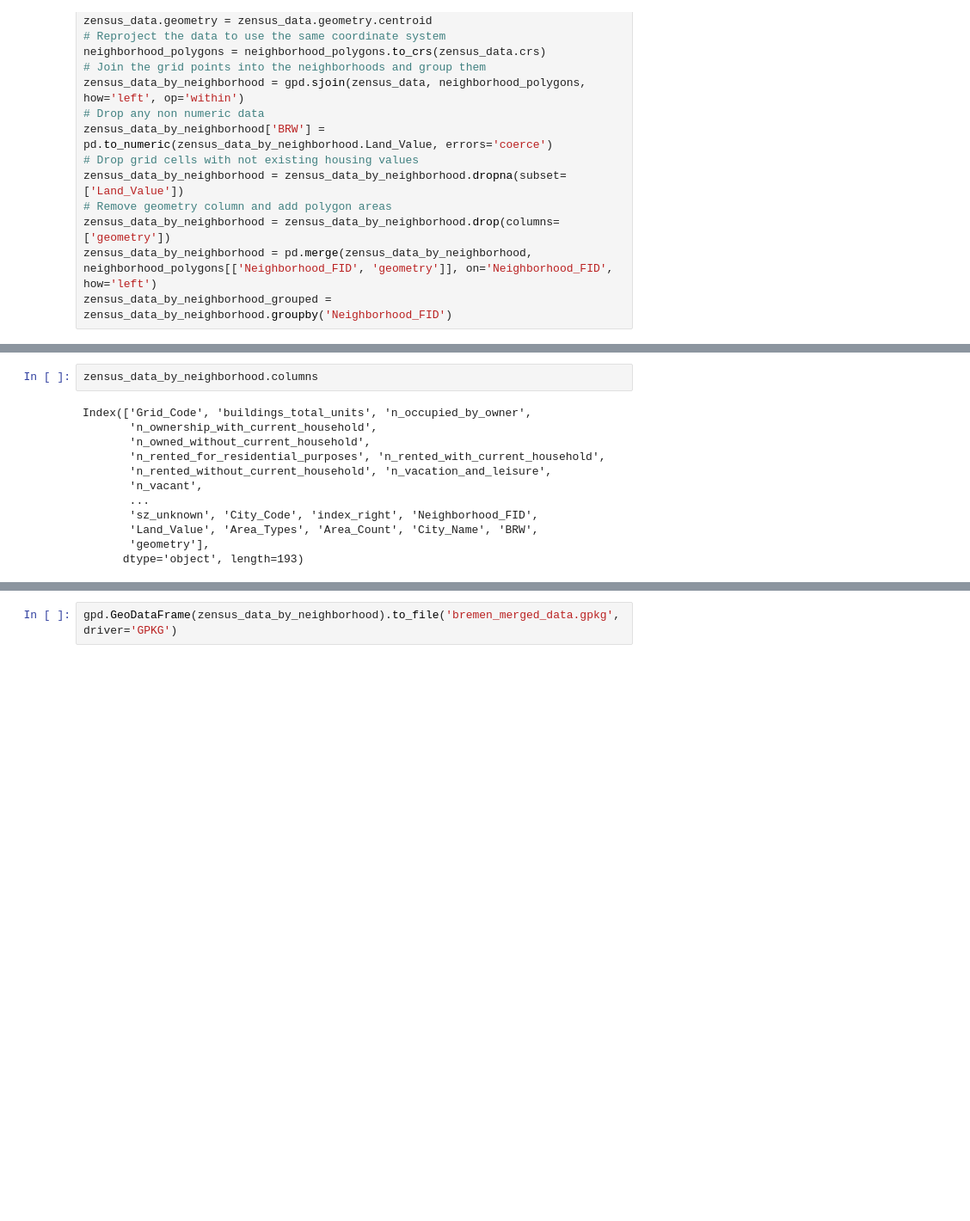
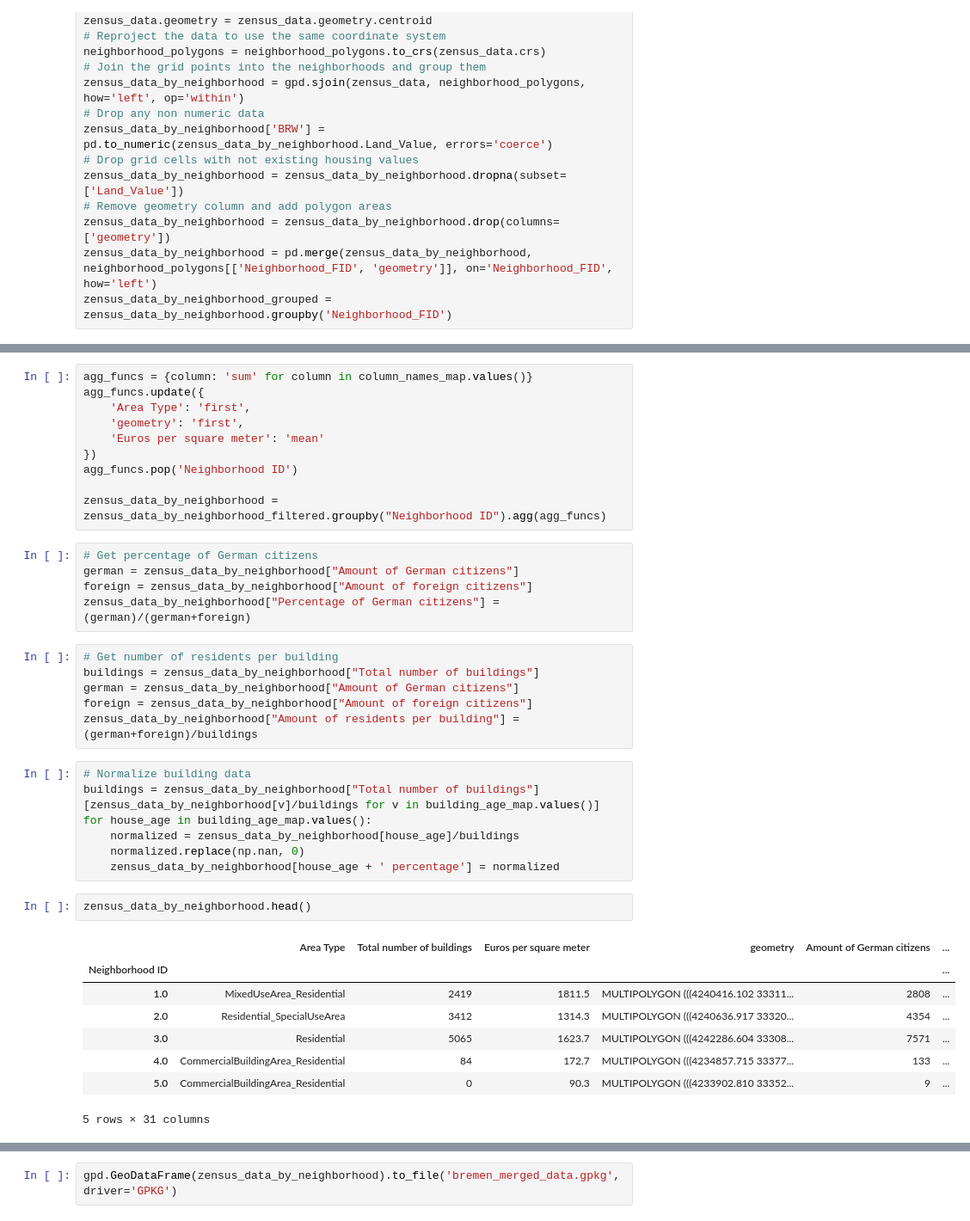
Before and after one commit to flowni/ifohack23-heysociumm, a Jupyter notebook: notebooks/BremenViz.ipynb, the cells around one changed output, grey strips where cells are left out. Shown at 86% size. Saved outputs shown, nothing was run; the diff lists cells and outputs as text; blank space fills up the shorter version.

```diff
--- a/notebooks/BremenViz.ipynb
+++ b/notebooks/BremenViz.ipynb
@@ -84,14 +102,40 @@ TypeError: dict.values() takes no arguments (1 given)
+# %%
+agg_funcs = {column: 'sum' for column in column_names_map.values()}
+agg_funcs.update({
+    'Area Type': 'first',
+    'geometry': 'first',
+    'Euros per square meter': 'mean'
+})
+agg_funcs.pop('Neighborhood ID')
+
+zensus_data_by_neighborhood = zensus_data_by_neighborhood_filtered.groupby("Neighborhood ID").agg(agg_funcs)
+# %%
+# Get percentage of German citizens
+german = zensus_data_by_neighborhood["Amount of German citizens"]
+foreign = zensus_data_by_neighborhood["Amount of foreign citizens"]
+zensus_data_by_neighborhood["Percentage of German citizens"] = (german)/(german+foreign)
+# %%
+# Get number of residents per building
+buildings = zensus_data_by_neighborhood["Total number of buildings"]
+german = zensus_data_by_neighborhood["Amount of German citizens"]
+foreign = zensus_data_by_neighborhood["Amount of foreign citizens"]
+zensus_data_by_neighborhood["Amount of residents per building"] = (german+foreign)/buildings
+# %%
+# Normalize building data
+buildings = zensus_data_by_neighborhood["Total number of buildings"]
+[zensus_data_by_neighborhood[v]/buildings for v in building_age_map.values()]
+for house_age in building_age_map.values():
+    normalized = zensus_data_by_neighborhood[house_age]/buildings
+    normalized.replace(np.nan, 0)
+    zensus_data_by_neighborhood[house_age + ' percentage'] = normalized
 # %%
-zensus_data_by_neighborhood.columns
+zensus_data_by_neighborhood.head()
 # %% [output]
+|  | Area Type | Total number of buildings | Euros per square meter | geometry | Amount of German citizens | ... |
+| Neighborhood ID |  |  |  |  |  | ... |
+| 1.0 | MixedUseArea_Residential | 2419 | 1811.5 | MULTIPOLYGON (((4240416.102 33311... | 2808 | ... |
+| 2.0 | Residential_SpecialUseArea | 3412 | 1314.3 | MULTIPOLYGON (((4240636.917 33320... | 4354 | ... |
+| 3.0 | Residential | 5065 | 1623.7 | MULTIPOLYGON (((4242286.604 33308... | 7571 | ... |
+| 4.0 | CommercialBuildingArea_Residential | 84 | 172.7 | MULTIPOLYGON (((4234857.715 33377... | 133 | ... |
+| 5.0 | CommercialBuildingArea_Residential | 0 | 90.3 | MULTIPOLYGON (((4233902.810 33352... | 9 | ... |
-Index(['Grid_Code', 'buildings_total_units', 'n_occupied_by_owner',
-       'n_ownership_with_current_household',
-       'n_owned_without_current_household',
-       'n_rented_for_residential_purposes', 'n_rented_with_current_household',
-       'n_rented_without_current_household', 'n_vacation_and_leisure',
-       'n_vacant',
-       ...
-       'sz_unknown', 'City_Code', 'index_right', 'Neighborhood_FID',
-       'Land_Value', 'Area_Types', 'Area_Count', 'City_Name', 'BRW',
-       'geometry'],
-      dtype='object', length=193)
+5 rows × 31 columns
```
Also changed, not shown: parts of 4 cells of this notebook, 10 other files.
